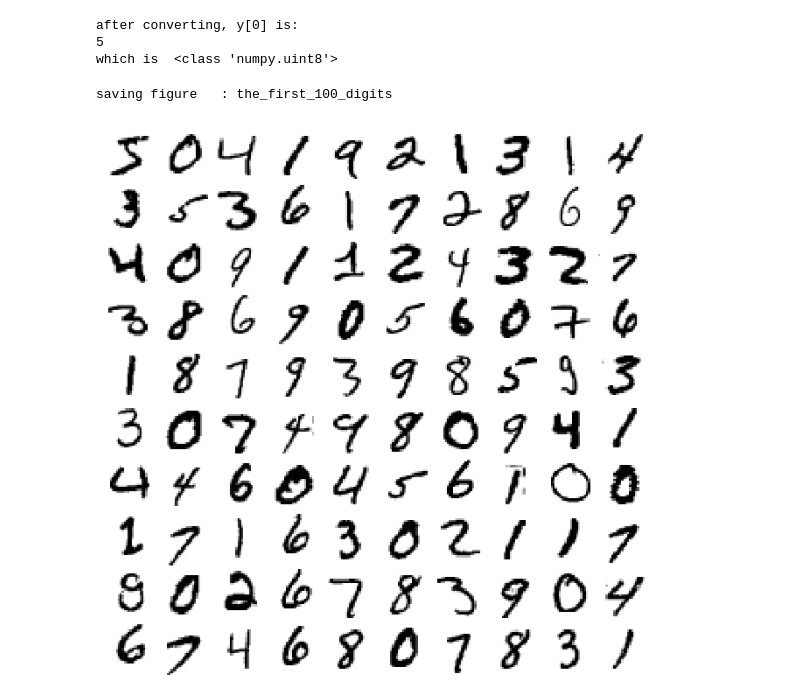
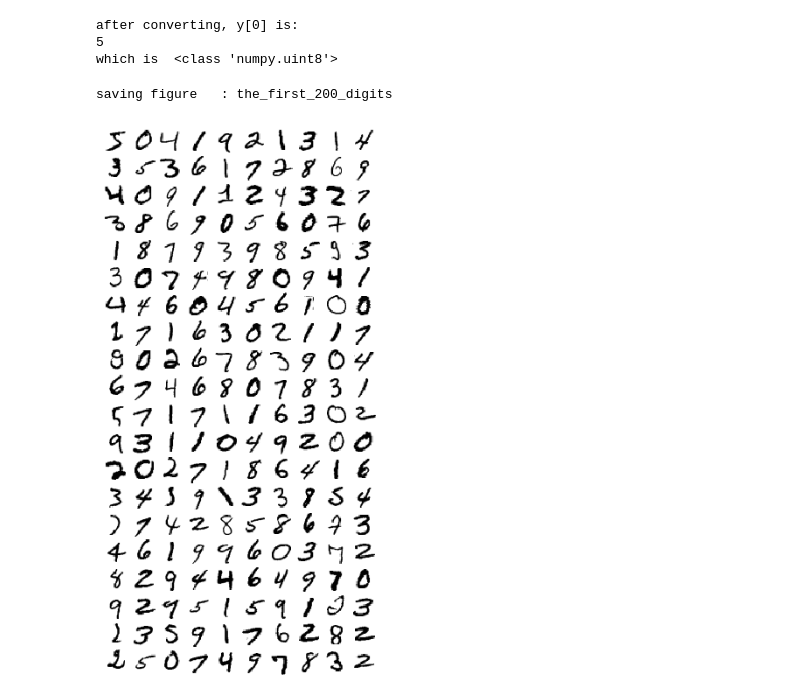
Before and after one commit to hopezh/learn_hands_on_ML_v2, a Jupyter notebook: ch3_classification_v2.ipynb, the cells around one changed output. Cells and saved outputs as stored; diff of their text form; code cells hidden in the pictures.

Commit message:
plot the first 200 digits

```diff
--- a/ch3_classification_v2.ipynb
+++ b/ch3_classification_v2.ipynb
@@ -193,32 +193,32 @@ which is  <class 'numpy.uint8'>
 # %%
 # function to plot digits
 
 def plot_digits(instances, images_per_row=10, **options):
     image_size = 28
     images_per_row = min(len(instances), images_per_row)
     images = [instance.reshape(image_size, image_size) for instance in instances]
     n_rows = (len(instances) - 1) // images_per_row + 1
     row_images = []
     n_empty = n_rows * images_per_row - len(instances)
     images.append(np.zeros((image_size, image_size * n_empty)))
 
     for row in range(n_rows):
         r_images = images[row * images_per_row : (row + 1) * images_per_row]
         row_images.append(np.concatenate(r_images, axis=1))
     image = np.concatenate(row_images, axis=0)
     plt.imshow(image, cmap=mpl.cm.binary, **options)
     plt.axis('off')
 
 # plot digits
 
 plt.figure(figsize=(9,9))
 
-# get the first 100 rows (digits) from X
-example_images = X[:100]
+# get the first 200 rows (digits) from X
+example_images = X[:200]
 
 plot_digits(example_images, images_per_row=10)
-save_fig('the_first_100_digits')
+save_fig('the_first_200_digits')
 plt.show()
 # %% [output]
-saving figure   : the_first_100_digits
+saving figure   : the_first_200_digits
-[figure, old version]
+[figure, new version]
```
